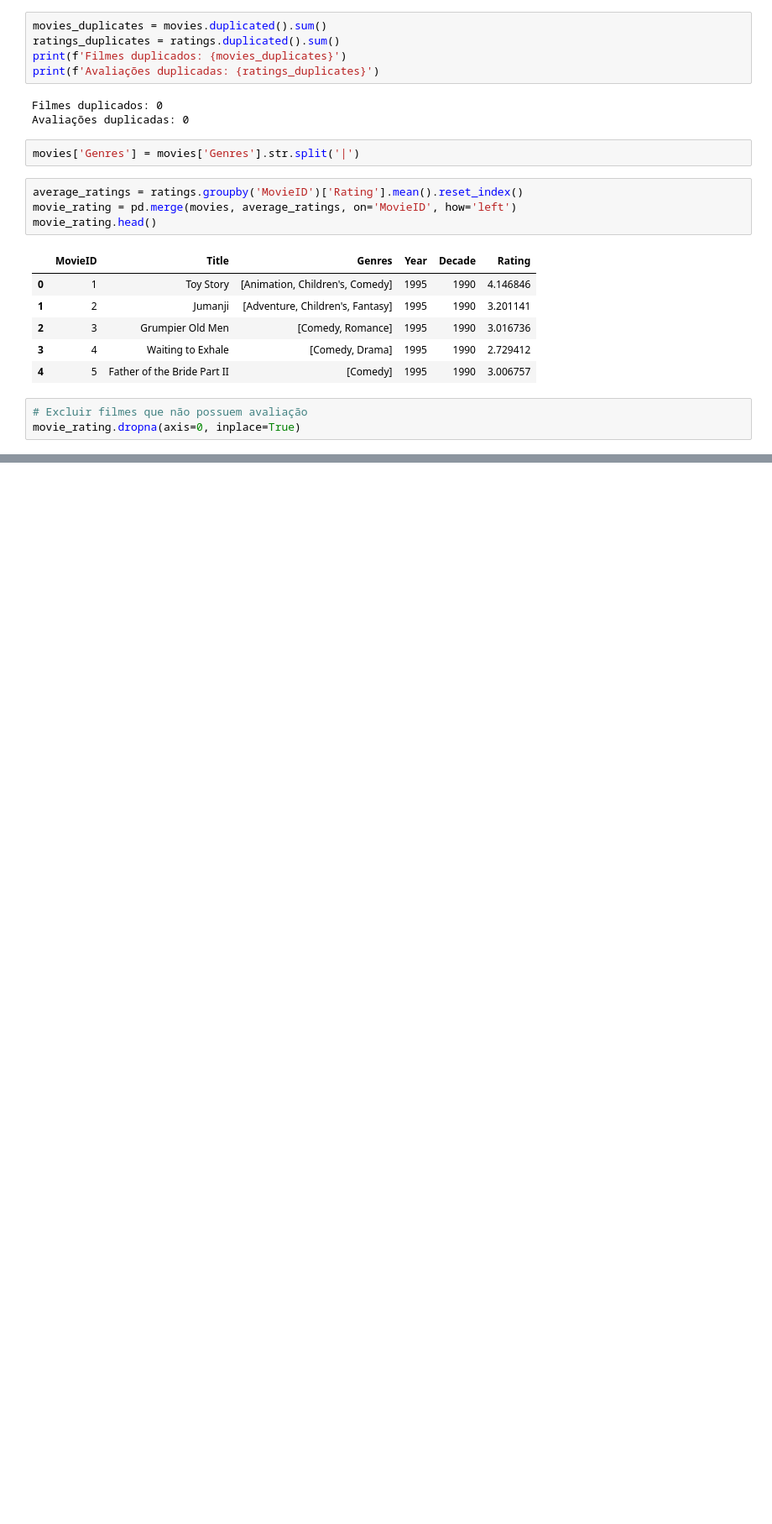
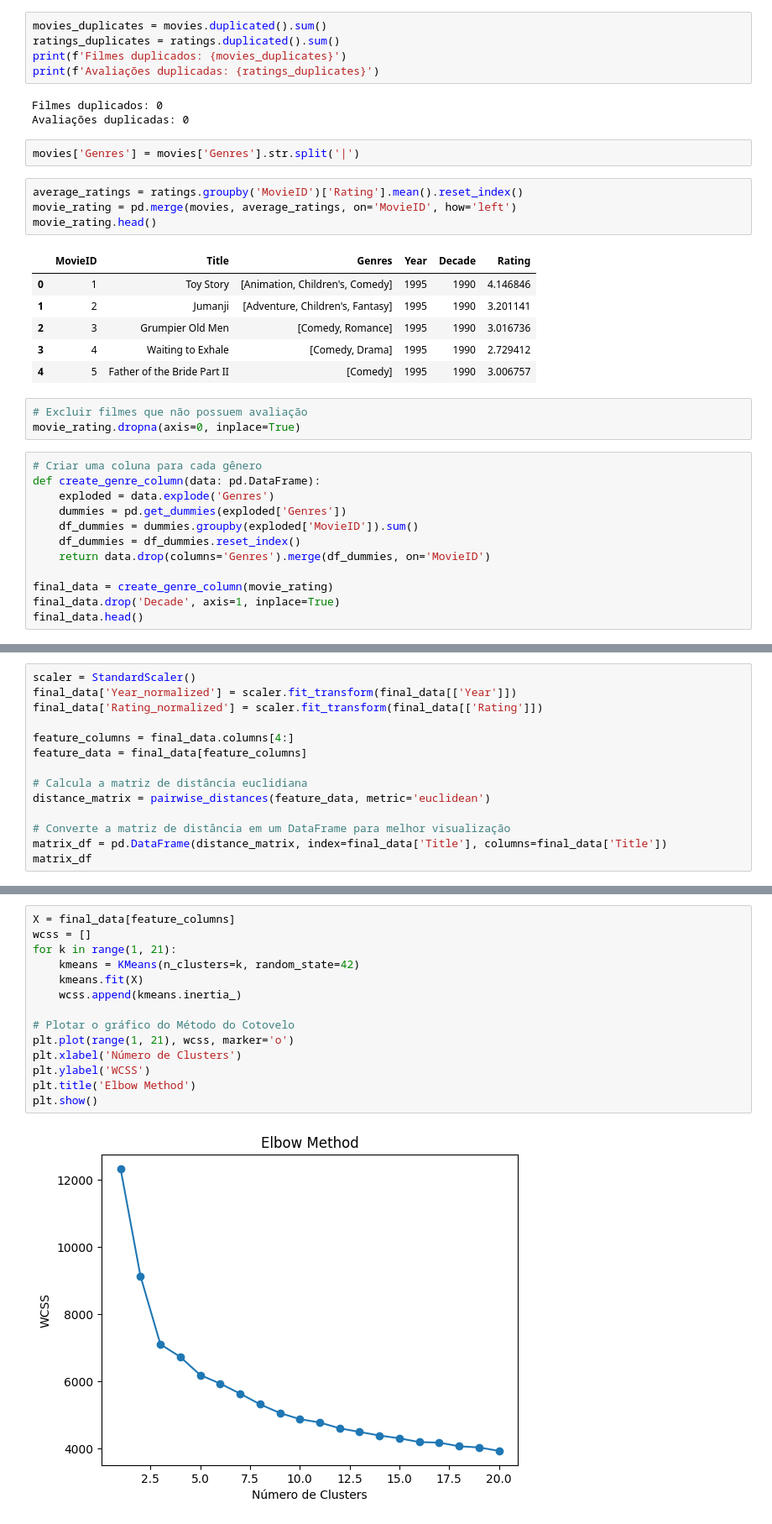
Before and after one commit to casalecchi/data-mining, a Jupyter notebook: movie.ipynb, the cells around one changed output, grey strips where cells are left out. Shown at 84% size. Saved outputs shown, nothing was run; the diff lists cells and outputs as text; blank space fills up the shorter version.

Commit message:
doing clustering

```diff
--- a/movie.ipynb
+++ b/movie.ipynb
@@ -184,3 +191,15 @@ movie_rating.head()
 # %%
 # Excluir filmes que não possuem avaliação
 movie_rating.dropna(axis=0, inplace=True)
+# %%
+# Criar uma coluna para cada gênero
+def create_genre_column(data: pd.DataFrame):
+    exploded = data.explode('Genres')
+    dummies = pd.get_dummies(exploded['Genres'])
+    df_dummies = dummies.groupby(exploded['MovieID']).sum()
+    df_dummies = df_dummies.reset_index()
+    return data.drop(columns='Genres').merge(df_dummies, on='MovieID')
+
+final_data = create_genre_column(movie_rating)
+final_data.drop('Decade', axis=1, inplace=True)
+final_data.head()
@@ -186,0 +218,14 @@ movie_rating.dropna(axis=0, inplace=True)
+# %%
+scaler = StandardScaler()
+final_data['Year_normalized'] = scaler.fit_transform(final_data[['Year']])
+final_data['Rating_normalized'] = scaler.fit_transform(final_data[['Rating']])
+
+feature_columns = final_data.columns[4:]
+feature_data = final_data[feature_columns]
+
+# Calcula a matriz de distância euclidiana
+distance_matrix = pairwise_distances(feature_data, metric='euclidean')
+
+# Converte a matriz de distância em um DataFrame para melhor visualização
+matrix_df = pd.DataFrame(distance_matrix, index=final_data['Title'], columns=final_data['Title'])
+matrix_df
@@ -186,0 +253,16 @@ movie_rating.dropna(axis=0, inplace=True)
+# %%
+X = final_data[feature_columns]
+wcss = []
+for k in range(1, 21):
+    kmeans = KMeans(n_clusters=k, random_state=42)
+    kmeans.fit(X)
+    wcss.append(kmeans.inertia_)
+
+# Plotar o gráfico do Método do Cotovelo
+plt.plot(range(1, 21), wcss, marker='o')
+plt.xlabel('Número de Clusters')
+plt.ylabel('WCSS')
+plt.title('Elbow Method')
+plt.show()
+# %% [output]
+[figure, added]
```
Also changed, not shown: parts of 11 cells of this notebook.
